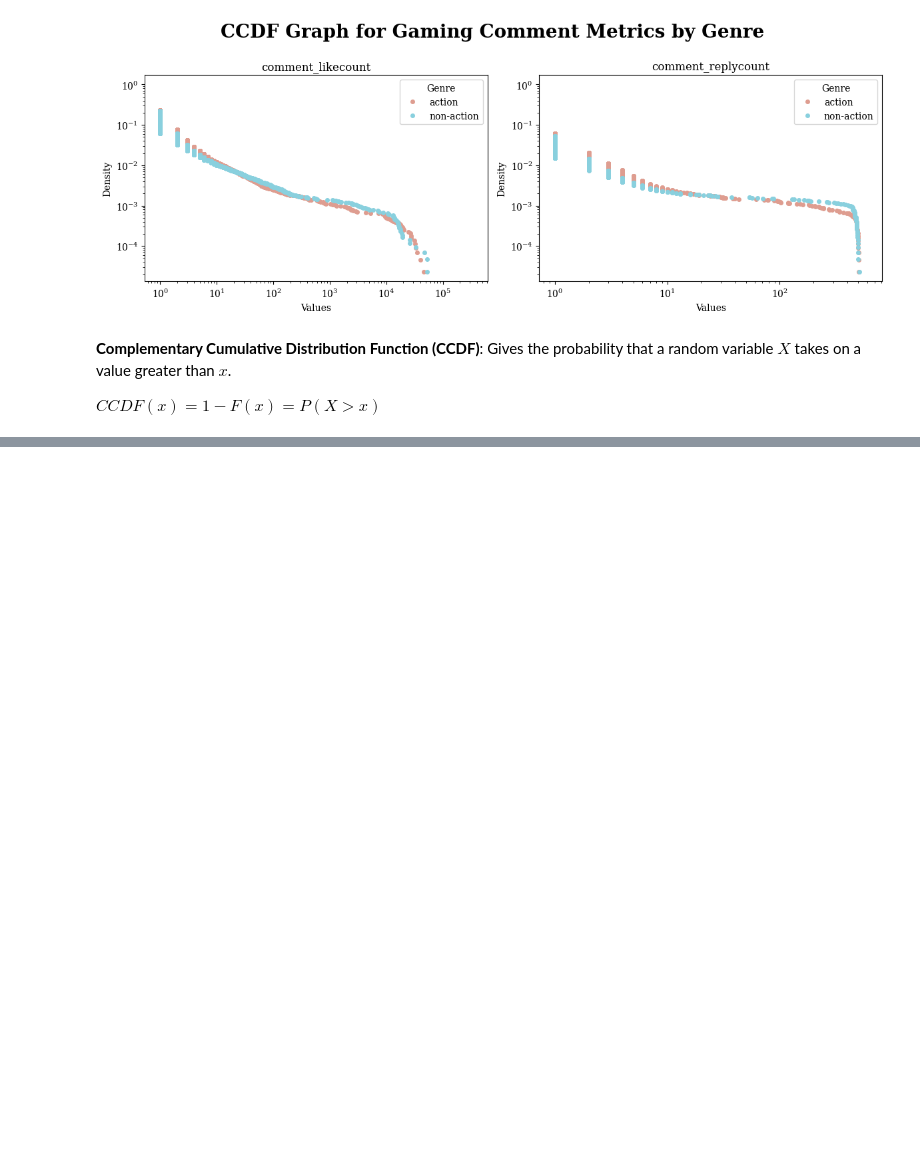
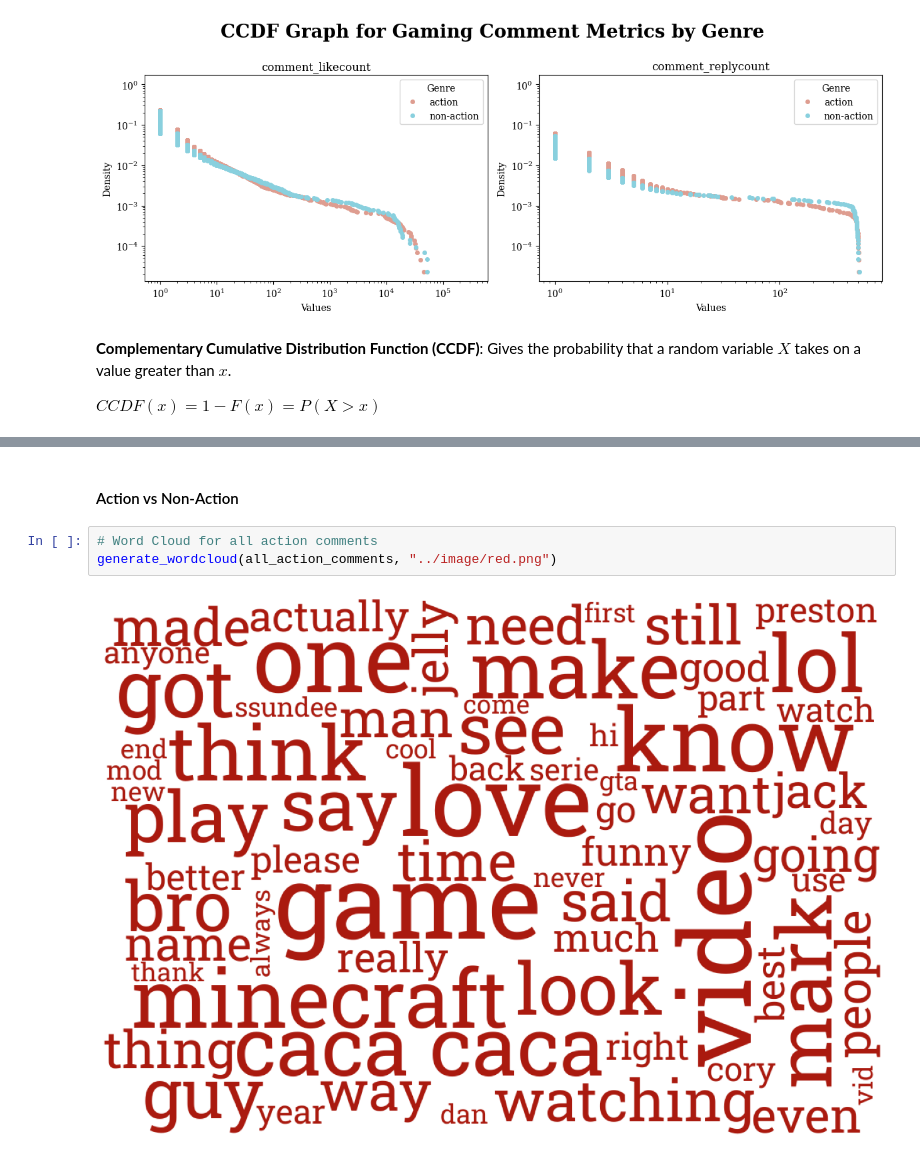
Before and after one commit to IMT-547-Team-1/YouTube-Toxic-Comments, a Jupyter notebook: code/02-preprocessing.ipynb, the cells around one changed output, grey strips where cells are left out. Cells and saved outputs as stored; diff of their text form; blank space fills up the shorter version.

```diff
--- a/code/02-preprocessing.ipynb
+++ b/code/02-preprocessing.ipynb
@@ -655,0 +741,7 @@ $CCDF(x) = 1 - F(x) = P(X > x)$
+# %% [markdown]
+#### Action vs Non-Action
+# %%
+# Word Cloud for all action comments
+generate_wordcloud(all_action_comments, "../image/red.png")
+# %% [output]
+[figure, added]
```
Also changed, not shown: parts of 13 cells of this notebook, 6 other files.
